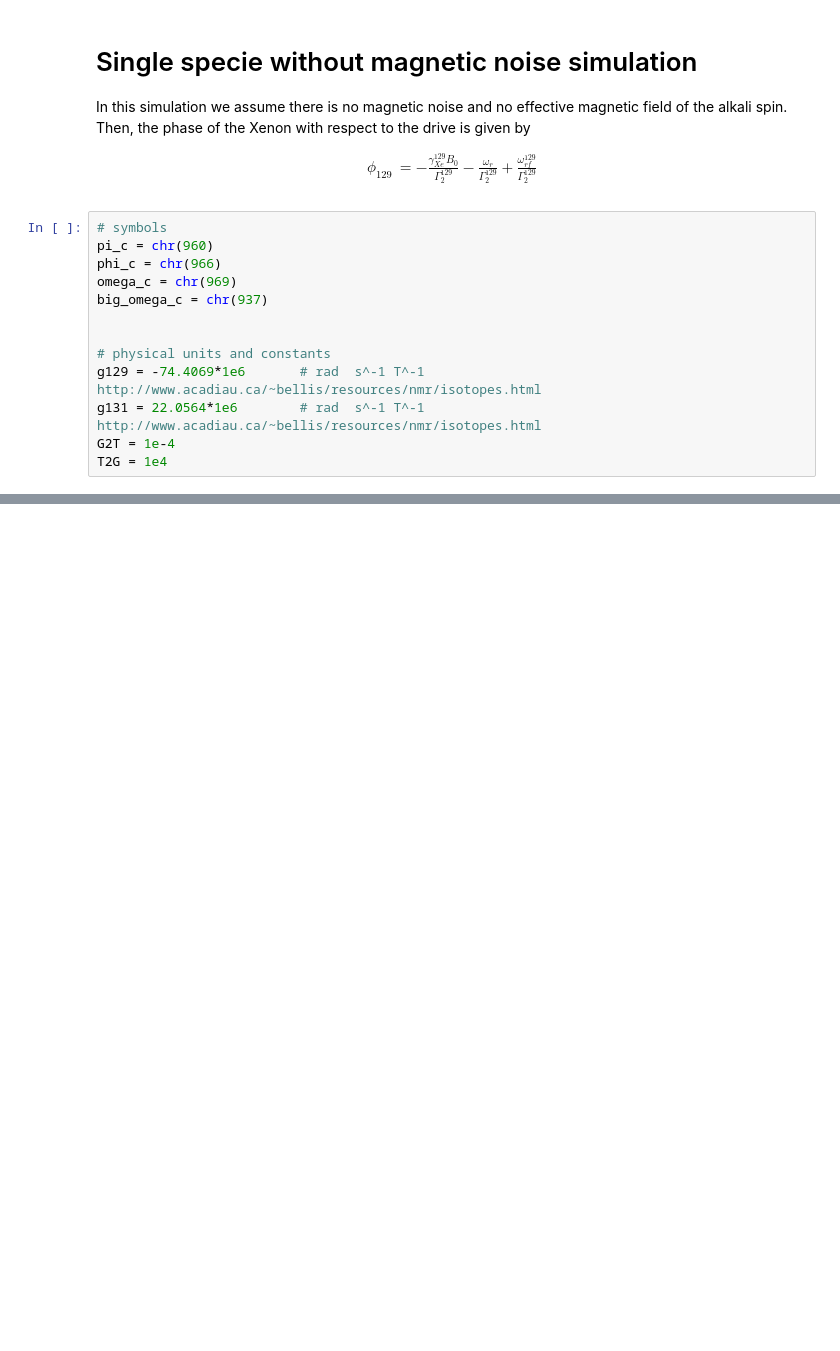
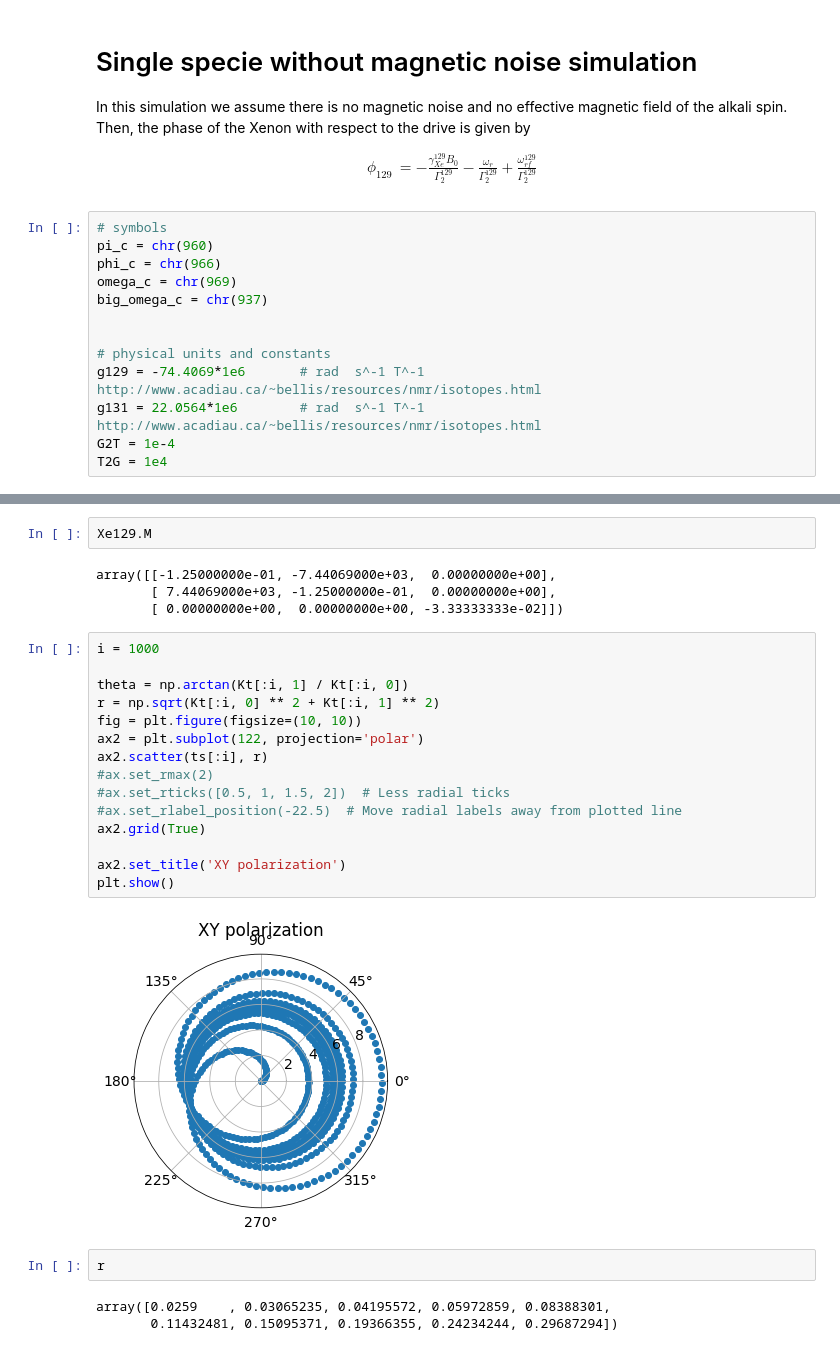
Before and after one commit to RoyElkabetz/NMR-gyroscope, a Jupyter notebook: NMRG_experiment.ipynb, the cells around one changed output, grey strips where cells are left out. Cells and saved outputs as stored; diff of their text form; blank space fills up the shorter version.

```diff
--- a/NMRG_experiment.ipynb
+++ b/NMRG_experiment.ipynb
@@ -264 +298,29 @@ K steady:               [-23.23790008   0.          45.        ]
 ===================================================================
+# %%
+Xe129.M
+# %% [output]
+array([[-1.25000000e-01, -7.44069000e+03,  0.00000000e+00],
+       [ 7.44069000e+03, -1.25000000e-01,  0.00000000e+00],
+       [ 0.00000000e+00,  0.00000000e+00, -3.33333333e-02]])
+# %%
+i = 1000
+
+theta = np.arctan(Kt[:i, 1] / Kt[:i, 0])
+r = np.sqrt(Kt[:i, 0] ** 2 + Kt[:i, 1] ** 2)
+fig = plt.figure(figsize=(10, 10))
+ax2 = plt.subplot(122, projection='polar')
+ax2.scatter(ts[:i], r)
+#ax.set_rmax(2)
+#ax.set_rticks([0.5, 1, 1.5, 2])  # Less radial ticks
+#ax.set_rlabel_position(-22.5)  # Move radial labels away from plotted line
+ax2.grid(True)
+
+ax2.set_title('XY polarization')
+plt.show()
+# %% [output]
+[figure, added]
+# %%
+r
+# %% [output]
+array([0.0259    , 0.03065235, 0.04195572, 0.05972859, 0.08388301,
+       0.11432481, 0.15095371, 0.19366355, 0.24234244, 0.29687294])
```
Also changed, not shown: parts of 12 cells of this notebook.
